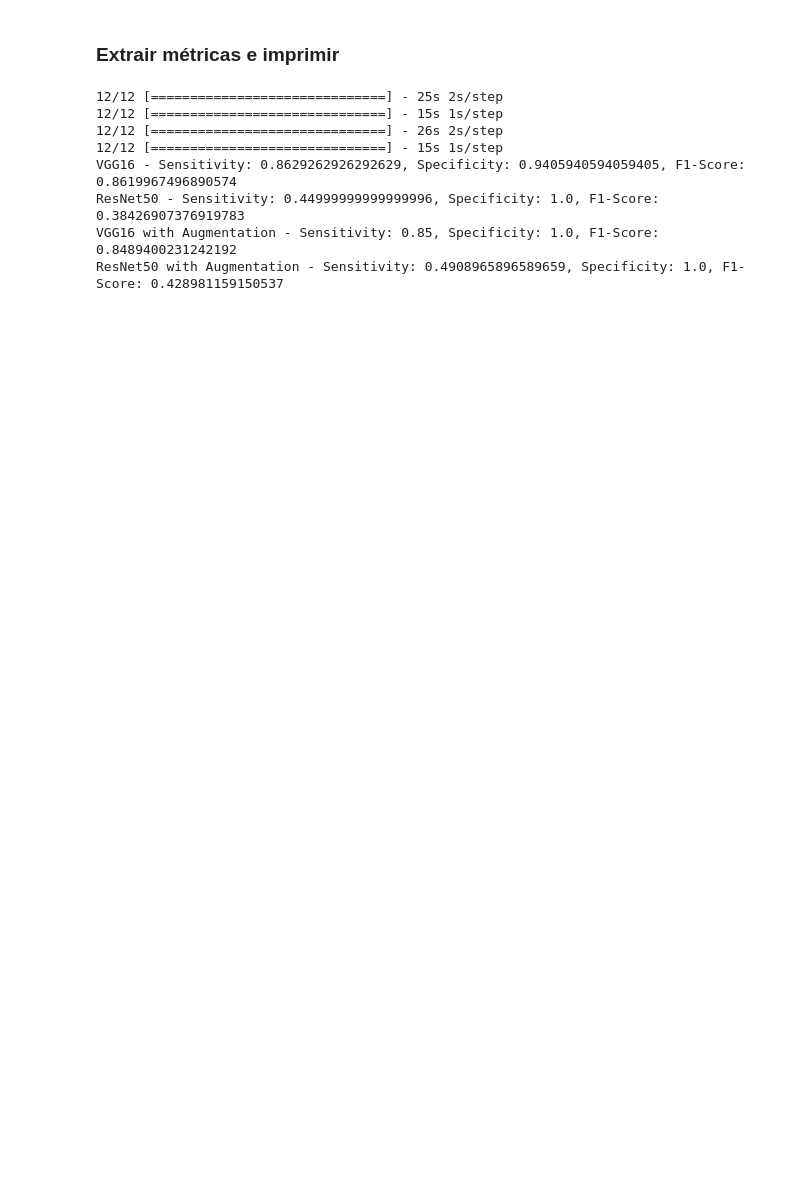
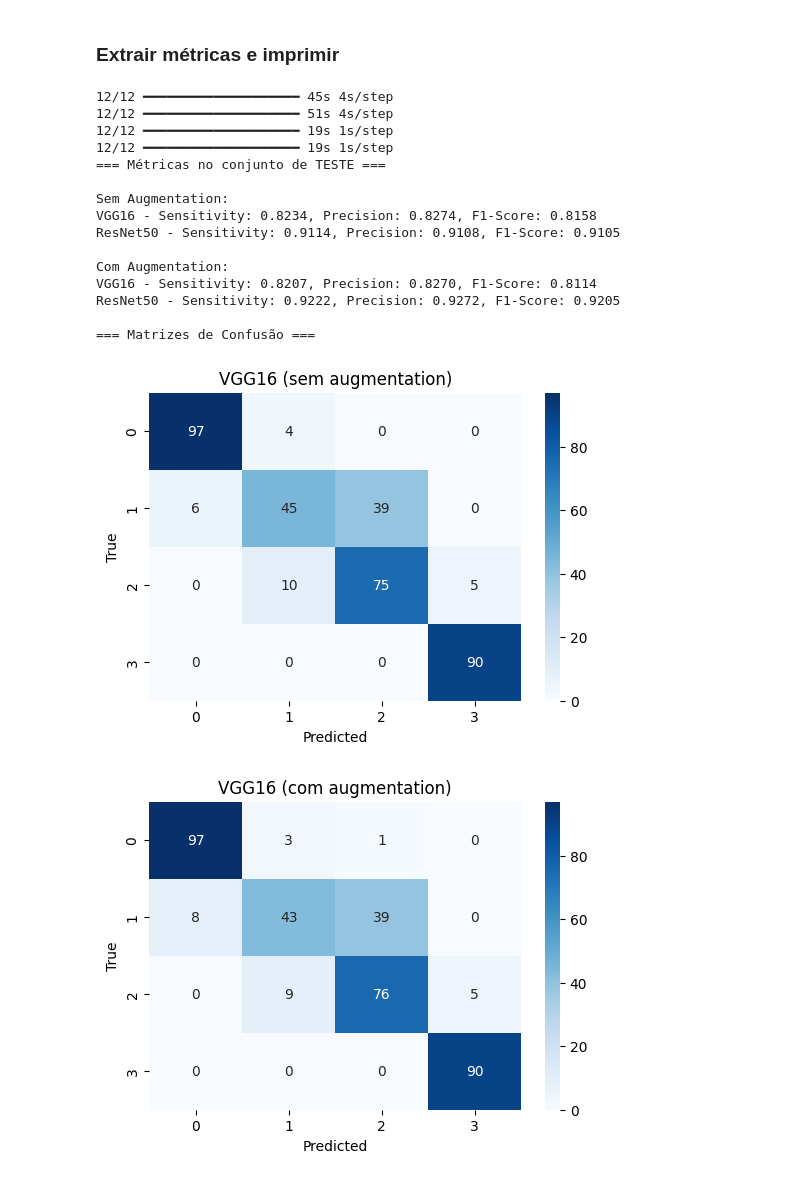
Before and after one commit to andersondepaiva/ufpr-lpa-trabalho, a Jupyter notebook: Visão Computacional/resolucao/resolucao.ipynb, the cells around one changed output. Drawn from its saved outputs; the diff is of its cells as text; code cells hidden in the pictures; blank space fills up the shorter version.

```diff
--- a/Visão Computacional/resolucao/resolucao.ipynb
+++ b/Visão Computacional/resolucao/resolucao.ipynb
@@ -310,40 +579,56 @@ resnet50_model_aug.fit(train_generator_aug, validation_data=validation_generator
 # %%
 # Function to evaluate model
 def evaluate_model(model, test_generator):
     test_generator.reset()
     predictions = model.predict(test_generator)
     y_pred = np.argmax(predictions, axis=1)
     y_true = test_generator.classes
 
-    cm = confusion_matrix(y_true, y_pred)
-    if cm.size == 4:
-        tn, fp, _, _ = cm.ravel()
-    else:
-        tn, fp = cm[0, 0], cm[0, 1]
-
     sensitivity = recall_score(y_true, y_pred, average='macro')
-    specificity = tn / (tn + fp)
+    precision = precision_score(y_true, y_pred, average='macro')
     f1 = f1_score(y_true, y_pred, average='macro')
 
-    return sensitivity, specificity, f1
+    return sensitivity, precision, f1, y_true, y_pred
 
-# Evaluate models
-vgg16_sensitivity, vgg16_specificity, vgg16_f1 = evaluate_model(vgg16_model, test_generator)
-resnet50_sensitivity, resnet50_specificity, resnet50_f1 = evaluate_model(resnet50_model, test_generator)
-vgg16_aug_sensitivity, vgg16_aug_specificity, vgg16_aug_f1 = evaluate_model(vgg16_model_aug, test_generator)
-resnet50_aug_sensitivity, resnet50_aug_specificity, resnet50_aug_f1 = evaluate_model(resnet50_model_aug, test_generator)
+# Evaluate VGG16 models (usando test_generator com preprocess_input correto)
+vgg16_sensitivity, vgg16_precision, vgg16_f1, y_true_vgg, y_pred_vgg = evaluate_model(vgg16_model, test_generator_vgg16)
+vgg16_aug_sensitivity, vgg16_aug_precision, vgg16_aug_f1, _, y_pred_vgg_aug = evaluate_model(vgg16_model_aug, test_generator_vgg16)
+
+# Evaluate ResNet50 models (usando test_generator com preprocess_input correto)
+resnet50_sensitivity, resnet50_precision, resnet50_f1, y_true_resnet, y_pred_resnet = evaluate_model(resnet50_model, test_generator_resnet50)
+resnet50_aug_sensitivity, resnet50_aug_precision, resnet50_aug_f1, _, y_pred_resnet_aug = evaluate_model(resnet50_model_aug, test_generator_resnet50)
 
 # Print the metrics
-print(f"VGG16 - Sensitivity: {vgg16_sensitivity}, Specificity: {vgg16_specificity}, F1-Score: {vgg16_f1}")
-print(f"ResNet50 - Sensitivity: {resnet50_sensitivity}, Specificity: {resnet50_specificity}, F1-Score: {resnet50_f1}")
-print(f"VGG16 with Augmentation - Sensitivity: {vgg16_aug_sensitivity}, Specificity: {vgg16_aug_specificity}, F1-Score: {vgg16_aug_f1}")
-print(f"ResNet50 with Augmentation - Sensitivity: {resnet50_aug_sensitivity}, Specificity: {resnet50_aug_specificity}, F1-Score: {resnet50_aug_f1}")
+print("=== Métricas no conjunto de TESTE ===\n")
+print("Sem Augmentation:")
+print(f"VGG16 - Sensitivity: {vgg16_sensitivity:.4f}, Precision: {vgg16_precision:.4f}, F1-Score: {vgg16_f1:.4f}")
+print(f"ResNet50 - Sensitivity: {resnet50_sensitivity:.4f}, Precision: {resnet50_precision:.4f}, F1-Score: {resnet50_f1:.4f}")
+
+print("\nCom Augmentation:")
+print(f"VGG16 - Sensitivity: {vgg16_aug_sensitivity:.4f}, Precision: {vgg16_aug_precision:.4f}, F1-Score: {vgg16_aug_f1:.4f}")
+print(f"ResNet50 - Sensitivity: {resnet50_aug_sensitivity:.4f}, Precision: {resnet50_aug_precision:.4f}, F1-Score: {resnet50_aug_f1:.4f}")
+
+# Plot confusion matrices
+print("\n=== Matrizes de Confusão ===")
+plot_confusion_matrix(y_true_vgg, y_pred_vgg, 'VGG16 (sem augmentation)')
+plot_confusion_matrix(y_true_vgg, y_pred_vgg_aug, 'VGG16 (com augmentation)')
+plot_confusion_matrix(y_true_resnet, y_pred_resnet, 'ResNet50 (sem augmentation)')
+plot_confusion_matrix(y_true_resnet, y_pred_resnet_aug, 'ResNet50 (com augmentation)')
 # %% [output]
-12/12 [==============================] - 25s 2s/step
-12/12 [==============================] - 15s 1s/step
-12/12 [==============================] - 26s 2s/step
-12/12 [==============================] - 15s 1s/step
-VGG16 - Sensitivity: 0.8629262926292629, Specificity: 0.9405940594059405, F1-Score: 0.8619967496890574
-ResNet50 - Sensitivity: 0.44999999999999996, Specificity: 1.0, F1-Score: 0.38426907376919783
-VGG16 with Augmentation - Sensitivity: 0.85, Specificity: 1.0, F1-Score: 0.8489400231242192
-ResNet50 with Augmentation - Sensitivity: 0.4908965896589659, Specificity: 1.0, F1-Score: 0.428981159150537
+12/12 ━━━━━━━━━━━━━━━━━━━━ 45s 4s/step
+12/12 ━━━━━━━━━━━━━━━━━━━━ 51s 4s/step
+12/12 ━━━━━━━━━━━━━━━━━━━━ 19s 1s/step
+12/12 ━━━━━━━━━━━━━━━━━━━━ 19s 1s/step
+=== Métricas no conjunto de TESTE ===
+
+Sem Augmentation:
+VGG16 - Sensitivity: 0.8234, Precision: 0.8274, F1-Score: 0.8158
+ResNet50 - Sensitivity: 0.9114, Precision: 0.9108, F1-Score: 0.9105
+
+Com Augmentation:
+VGG16 - Sensitivity: 0.8207, Precision: 0.8270, F1-Score: 0.8114
+ResNet50 - Sensitivity: 0.9222, Precision: 0.9272, F1-Score: 0.9205
+
+=== Matrizes de Confusão ===
+[figure, added]
+[figure, added]
```
Also changed, not shown: parts of 22 cells of this notebook.
